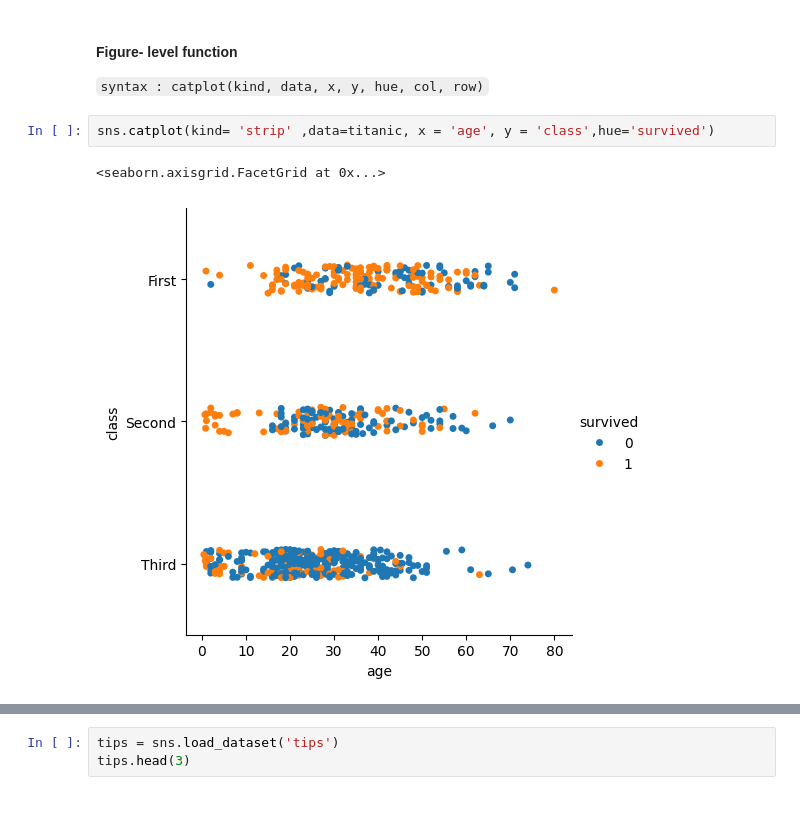
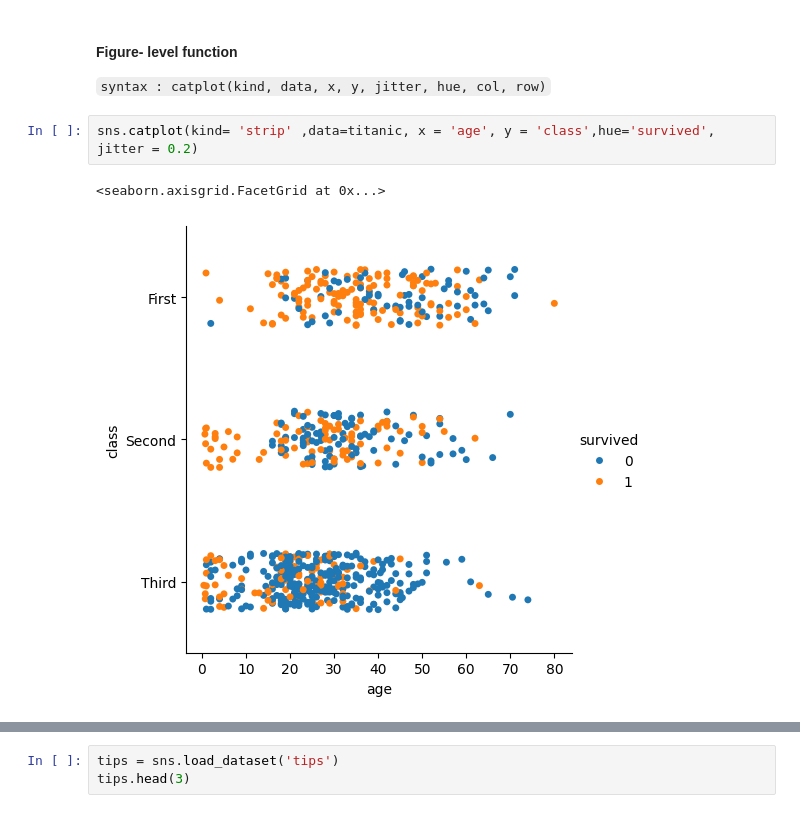
Before and after one commit to Anuragpathak08/Data-Analysis, a Jupyter notebook: 7 seaborn/m1day04.ipynb, the cells around one changed output, grey strips where cells are left out. Drawn from its saved outputs; the diff is of its cells as text.

```diff
--- a/7 seaborn/m1day04.ipynb
+++ b/7 seaborn/m1day04.ipynb
@@ -26,11 +47,11 @@ memory usage: 80.7+ KB
 # %% [markdown]
 #### Figure- level function
- `syntax : catplot(kind, data, x, y, hue, col, row)`
+ `syntax : catplot(kind, data, x, y, jitter, hue, col, row)`
 # %%
-sns.catplot(kind= 'strip' ,data=titanic, x = 'age', y = 'class',hue='survived')
+sns.catplot(kind= 'strip' ,data=titanic, x = 'age', y = 'class',hue='survived', jitter = 0.2)
 # %% [output]
 <seaborn.axisgrid.FacetGrid at 0x...>
-[figure, old version]
+[figure, new version]
 # %%
 sns.catplot(kind= 'strip' ,data=titanic, x = 'age', y = 'class', col= 'sex', row='alive')
 # %% [output]
```
Also changed, not shown: parts of 27 cells of this notebook.
